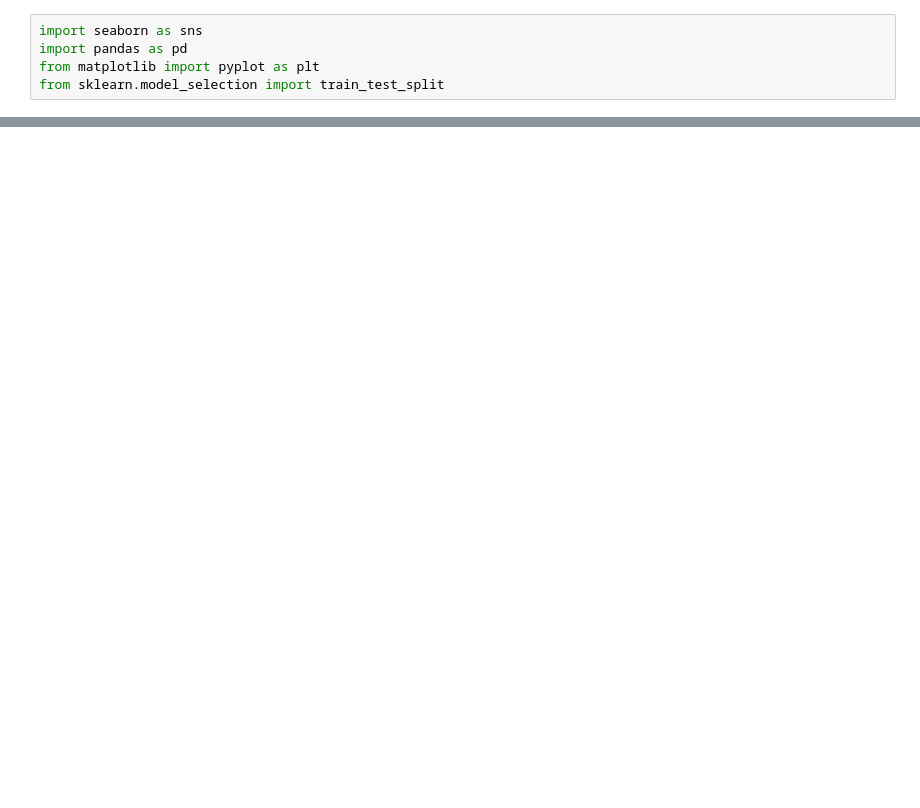
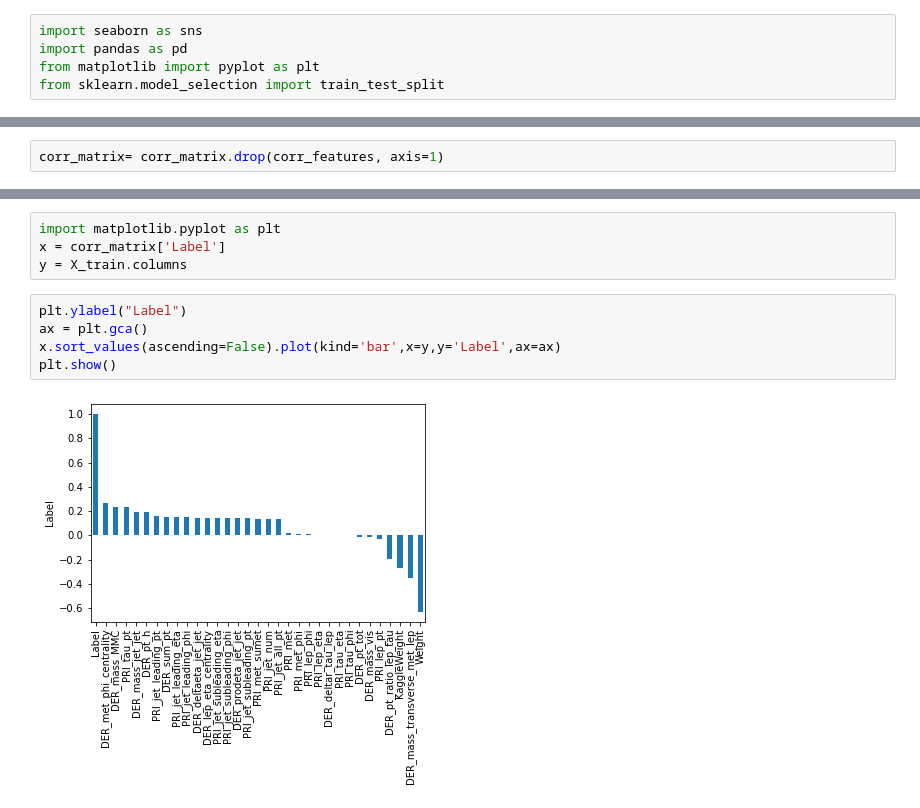
Before and after one commit to Alomar325/hep_feature_selection, a Jupyter notebook: hep_feature_selection-main/notebooks/src/Correlación_Pearson.ipynb, the cells around one changed output, grey strips where cells are left out. Saved outputs shown, nothing was run; the diff lists cells and outputs as text; blank space fills up the shorter version.

```diff
--- a/hep_feature_selection-main/notebooks/src/Correlación_Pearson.ipynb
+++ b/hep_feature_selection-main/notebooks/src/Correlación_Pearson.ipynb
@@ -28,0 +41,2 @@ Text(0.5, 1.0, 'Correlation Heatmap')
+# %%
+corr_matrix= corr_matrix.drop(corr_features, axis=1)
@@ -28,0 +57,11 @@ Text(0.5, 1.0, 'Correlation Heatmap')
+# %%
+import matplotlib.pyplot as plt
+x = corr_matrix['Label']
+y = X_train.columns
+# %%
+plt.ylabel("Label")
+ax = plt.gca()
+x.sort_values(ascending=False).plot(kind='bar',x=y,y='Label',ax=ax)
+plt.show()
+# %% [output]
+[figure, added]
```
Also changed, not shown: parts of 6 cells of this notebook, 1 other file.
